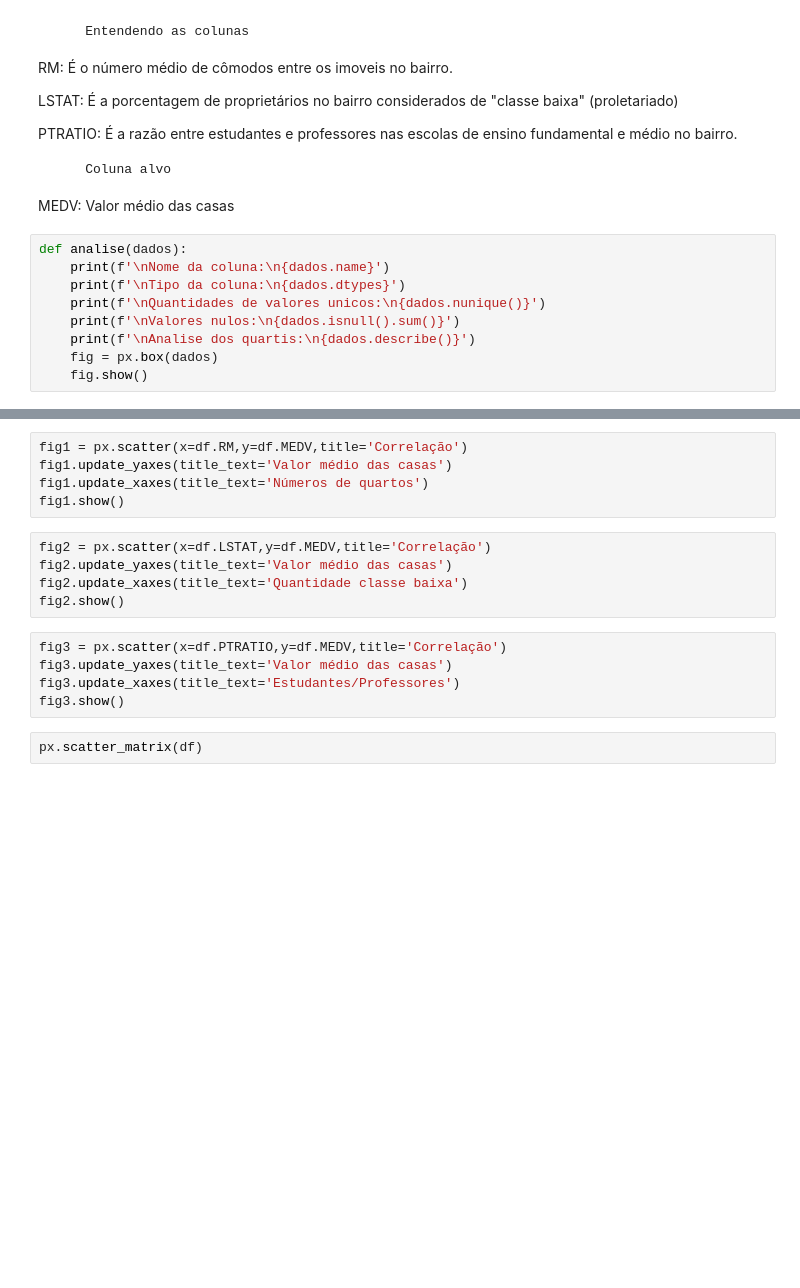
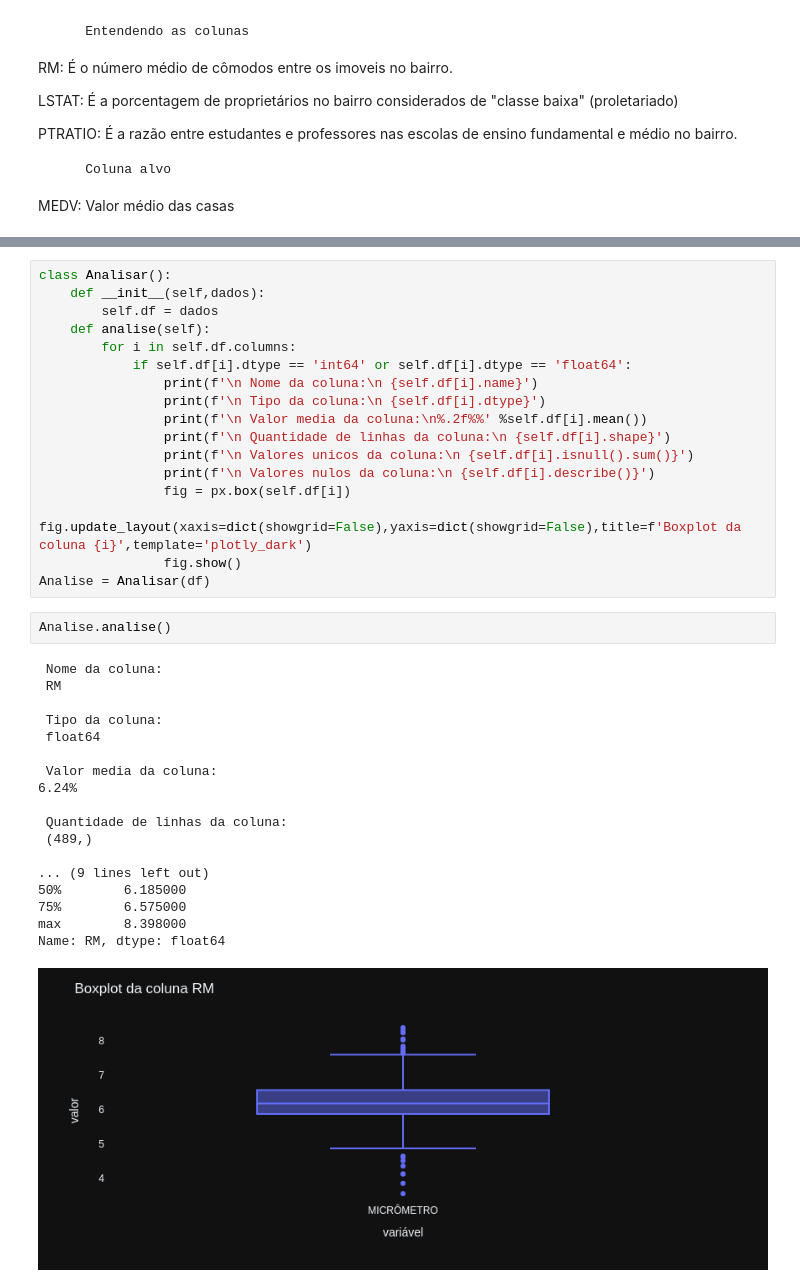
Before and after one commit to DiogoMonteiro99/Ciencias-de-dados, a Jupyter notebook: casas_boston.ipynb, the cells around one changed output, grey strips where cells are left out. Saved outputs shown, nothing was run; the diff lists cells and outputs as text; blank space fills up the shorter version.

```diff
--- a/casas_boston.ipynb
+++ b/casas_boston.ipynb
@@ -35,12 +41,3 @@ PTRATIO: É a razão entre estudantes e professores nas escolas de ensino fundam
 
         Coluna alvo
 MEDV: Valor médio das casas
-# %%
-def analise(dados):
-    print(f'\nNome da coluna:\n{dados.name}')
-    print(f'\nTipo da coluna:\n{dados.dtypes}')
-    print(f'\nQuantidades de valores unicos:\n{dados.nunique()}')
-    print(f'\nValores nulos:\n{dados.isnull().sum()}')
-    print(f'\nAnalise dos quartis:\n{dados.describe()}')
-    fig = px.box(dados)
-    fig.show()
@@ -190,17 +44,38 @@ for e in range(len(pre_out)):
-# %%
-fig1 = px.scatter(x=df.RM,y=df.MEDV,title='Correlação')
-fig1.update_yaxes(title_text='Valor médio das casas')
-fig1.update_xaxes(title_text='Números de quartos')
-fig1.show()
-# %%
-fig2 = px.scatter(x=df.LSTAT,y=df.MEDV,title='Correlação')
-fig2.update_yaxes(title_text='Valor médio das casas')
-fig2.update_xaxes(title_text='Quantidade classe baixa')
-fig2.show()
-# %%
-fig3 = px.scatter(x=df.PTRATIO,y=df.MEDV,title='Correlação')
-fig3.update_yaxes(title_text='Valor médio das casas')
-fig3.update_xaxes(title_text='Estudantes/Professores')
-fig3.show()
-# %%
-px.scatter_matrix(df)
+# %%
+class Analisar():
+    def __init__(self,dados):
+        self.df = dados
+    def analise(self):
+        for i in self.df.columns:
+            if self.df[i].dtype == 'int64' or self.df[i].dtype == 'float64':
+                print(f'\n Nome da coluna:\n {self.df[i].name}')
+                print(f'\n Tipo da coluna:\n {self.df[i].dtype}')
+                print(f'\n Valor media da coluna:\n%.2f%%' %self.df[i].mean())
+                print(f'\n Quantidade de linhas da coluna:\n {self.df[i].shape}')
+                print(f'\n Valores unicos da coluna:\n {self.df[i].isnull().sum()}')
+                print(f'\n Valores nulos da coluna:\n {self.df[i].describe()}')
+                fig = px.box(self.df[i])
+                fig.update_layout(xaxis=dict(showgrid=False),yaxis=dict(showgrid=False),title=f'Boxplot da coluna {i}',template='plotly_dark')
+                fig.show()
+Analise = Analisar(df)
+# %%
+Analise.analise()
+# %% [output]
+ Nome da coluna:
+ RM
+
+ Tipo da coluna:
+ float64
+
+ Valor media da coluna:
+6.24%
+
+ Quantidade de linhas da coluna:
+ (489,)
+
+... (9 lines left out)
+50%        6.185000
+75%        6.575000
+max        8.398000
+Name: RM, dtype: float64
+[figure, added]
```
Also changed, not shown: parts of 18 cells of this notebook, 5 other files.
